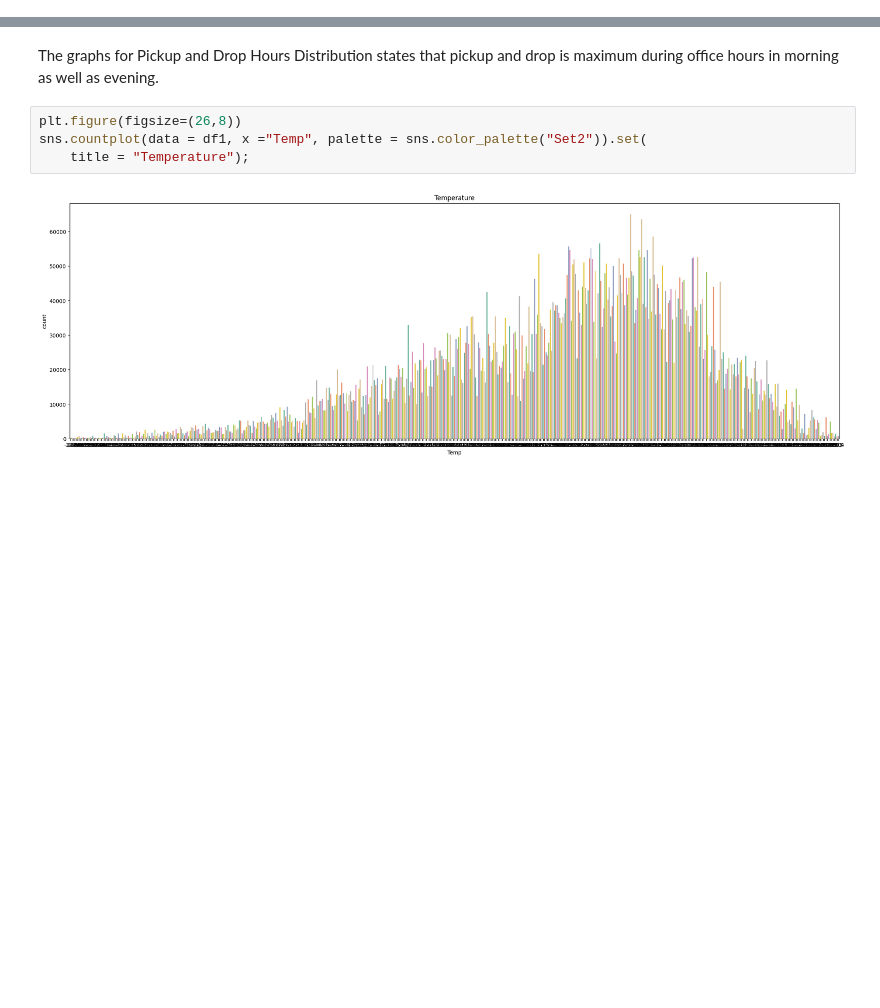
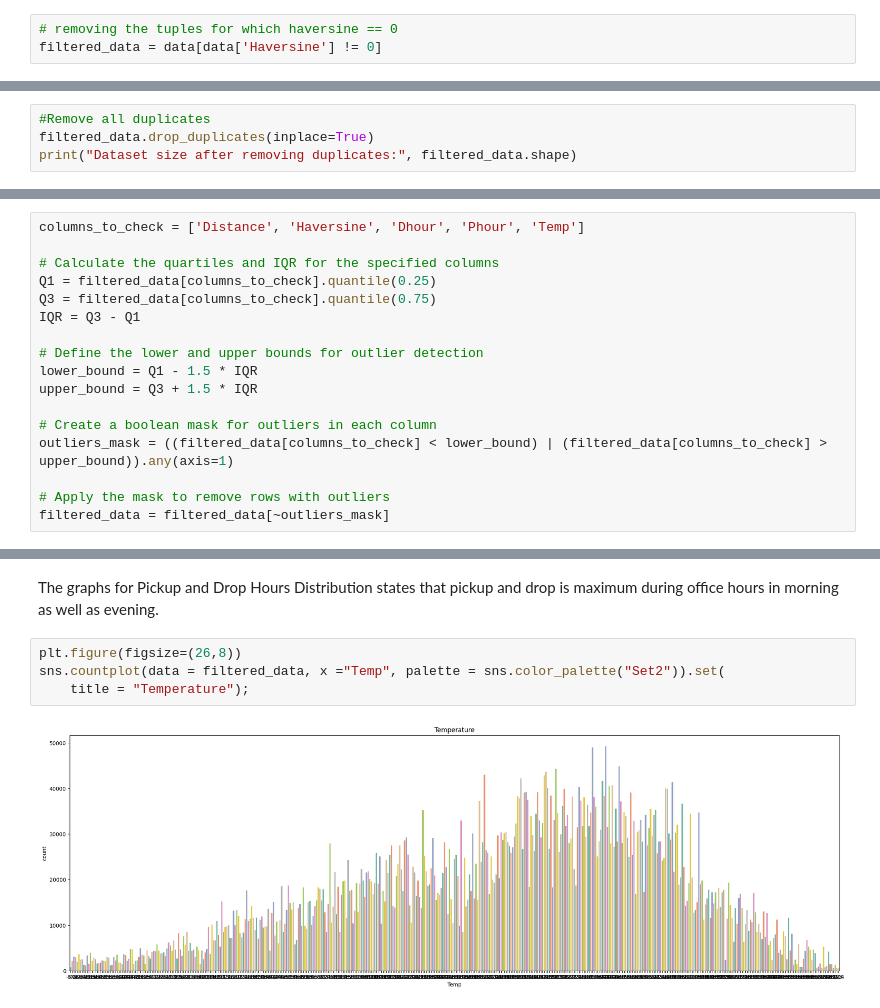
Before and after one commit to dp2292/CP01-Data-Alchemists, a Jupyter notebook: CP01.ipynb, the cells around one changed output, grey strips where cells are left out. Saved outputs shown, nothing was run; the diff lists cells and outputs as text; blank space fills up the shorter version.

```diff
--- a/CP01.ipynb
+++ b/CP01.ipynb
@@ -27,0 +90,3 @@ df1 = pd.read_csv('/content/data/For_modeling.csv')
+# %%
+# removing the tuples for which haversine == 0
+filtered_data = data[data['Haversine'] != 0]
@@ -27,0 +103,4 @@ df1 = pd.read_csv('/content/data/For_modeling.csv')
+# %%
+#Remove all duplicates
+filtered_data.drop_duplicates(inplace=True)
+print("Dataset size after removing duplicates:", filtered_data.shape)
@@ -27,0 +113,17 @@ df1 = pd.read_csv('/content/data/For_modeling.csv')
+# %%
+columns_to_check = ['Distance', 'Haversine', 'Dhour', 'Phour', 'Temp']
+
+# Calculate the quartiles and IQR for the specified columns
+Q1 = filtered_data[columns_to_check].quantile(0.25)
+Q3 = filtered_data[columns_to_check].quantile(0.75)
+IQR = Q3 - Q1
+
+# Define the lower and upper bounds for outlier detection
+lower_bound = Q1 - 1.5 * IQR
+upper_bound = Q3 + 1.5 * IQR
+
+# Create a boolean mask for outliers in each column
+outliers_mask = ((filtered_data[columns_to_check] < lower_bound) | (filtered_data[columns_to_check] > upper_bound)).any(axis=1)
+
+# Apply the mask to remove rows with outliers
+filtered_data = filtered_data[~outliers_mask]
@@ -140,9 +246,9 @@ figure.show()
 The graphs for Pickup and Drop Hours Distribution states that pickup and drop is maximum during office hours in morning as well as evening.
 # %%
 plt.figure(figsize=(26,8))
-sns.countplot(data = df1, x ="Temp", palette = sns.color_palette("Set2")).set(
+sns.countplot(data = filtered_data, x ="Temp", palette = sns.color_palette("Set2")).set(
     title = "Temperature");
 # %% [output]
-[figure, old version]
+[figure, new version]
 # %%
 figure, ax =plt.subplots(1,2, figsize = (26,8))
```
Also changed, not shown: parts of 36 cells of this notebook.
